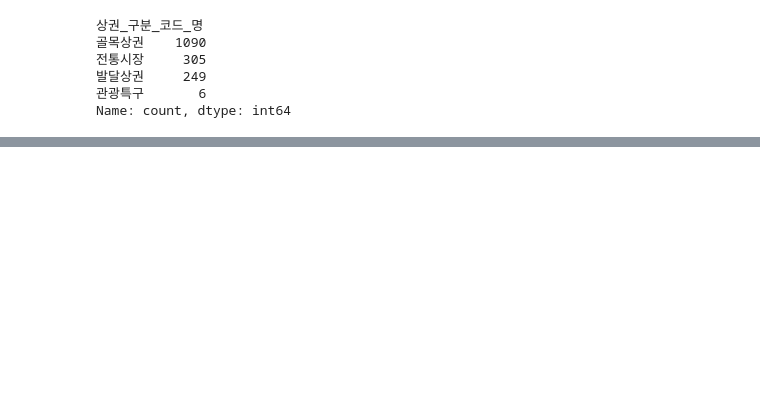
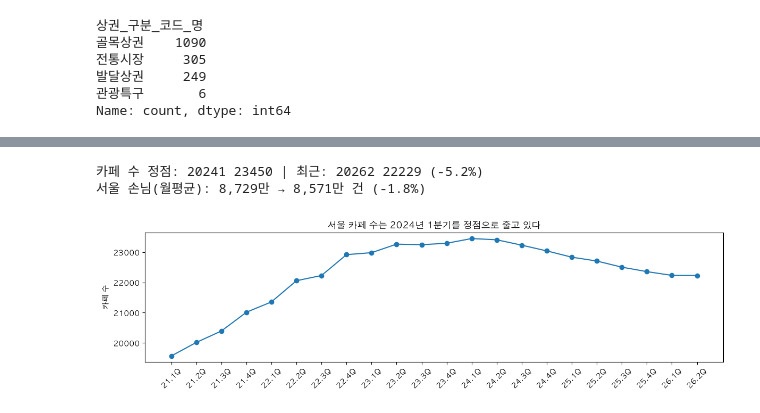
Before and after one commit to baebokchii/seoul-cafe-location-analysis, a Jupyter notebook: notebooks/01_데이터파악.ipynb, the cells around one changed output, grey strips where cells are left out. Drawn from its saved outputs; the diff is of its cells as text; code cells hidden in the pictures; blank space fills up the shorter version.

```diff
--- a/notebooks/01_데이터파악.ipynb
+++ b/notebooks/01_데이터파악.ipynb
@@ -34,20 +26,15 @@ pd.set_option("display.max_rows", 60)
 set_korean_font()
 # %%
 RAW_DIR = Path("../data/raw")
+IMAGE_DIR = Path("../docs/images")
 AREA_FILE = "서울시_상권분석서비스(영역-상권).csv"
 
 CAFE_CODE = "CS100010"  # 서비스_업종_코드: 커피-음료
 KEY_COLS = ["기준_년분기_코드", "상권_코드", "서비스_업종_코드"]
 STORE_RENAME = {"점포_수": "일반_점포_수", "유사_업종_점포_수": "전체_점포_수"}  # 2025년 파일부터 새 이름 사용
+LATEST_QUARTER = "20262"
 
-LATEST_QUARTER = "20262"
-STORE_BINS = [0, 2, 9, 1000]  # 1000: 상권 최대 카페 수보다 충분히 큰 상한
-STORE_BIN_LABELS = ["1~2개", "3~9개", "10개 이상"]
-
-JUMP_RATIO = 1.0   # 전 분기 대비 +100% 초과 = 2배 넘게 뜀
-DROP_RATIO = -0.5  # 전 분기 대비 −50% 미만 = 절반 아래로 떨어짐
 BREAK_EXAMPLE_CODE = "3110902"  # 사당역 4번
-BREAK_EXAMPLE_QUARTERS = ("20231", "20244")
 # %% [markdown]
 ## 데이터 로드와 검증
 
@@ -345,0 +110,4 @@ print("실수형으로 읽힌 금액 열:", len(cafe_sales.select_dtypes("float"
+# %%
+cafe_sales = raw_sales.loc[raw_sales["서비스_업종_코드"] == CAFE_CODE]
+cafe_store = raw_store.loc[raw_store["서비스_업종_코드"] == CAFE_CODE]
+print(cafe_sales["서비스_업종_코드_명"].unique(), "| 매출", len(cafe_sales), "행 / 점포", len(cafe_store), "행")
@@ -345,0 +203,23 @@ print("실수형으로 읽힌 금액 열:", len(cafe_sales.select_dtypes("float"
+# %%
+seoul_stores = cafe_store.groupby("기준_년분기_코드")["전체_점포_수"].sum()
+peak = seoul_stores.idxmax()
+print("카페 수 정점:", peak, seoul_stores[peak], "| 최근:", LATEST_QUARTER, seoul_stores[LATEST_QUARTER],
+      f"({(seoul_stores[LATEST_QUARTER] / seoul_stores[peak] - 1) * 100:.1f}%)")
+
+before = seoul.loc["20233":"20242", "건수(만 건)"].mean()  # 2년 전 4개 분기의 월평균
+after = seoul.loc["20253":"20262", "건수(만 건)"].mean()   # 최근 4개 분기의 월평균
+print(f"서울 손님(월평균): {before:,.0f}만 → {after:,.0f}만 건 ({(after / before - 1) * 100:.1f}%)")
+# %% [output]
+카페 수 정점: 20241 23450 | 최근: 20262 22229 (-5.2%)
+서울 손님(월평균): 8,729만 → 8,571만 건 (-1.8%)
+# %%
+fig, ax = plt.subplots(figsize=(12, 3.5))
+ax.plot([quarter_label(q) for q in seoul_stores.index], seoul_stores, marker="o")
+ax.set_ylabel("카페 수")
+ax.set_title("서울 카페 수는 2024년 1분기를 정점으로 줄고 있다")
+ax.tick_params(axis="x", labelrotation=45)
+plt.tight_layout()
+plt.savefig(IMAGE_DIR / "seoul_stores.png", dpi=150)
+plt.show()
+# %% [output]
+[figure, added]
```
Also changed, not shown: parts of 58 cells of this notebook, 30 other files.
